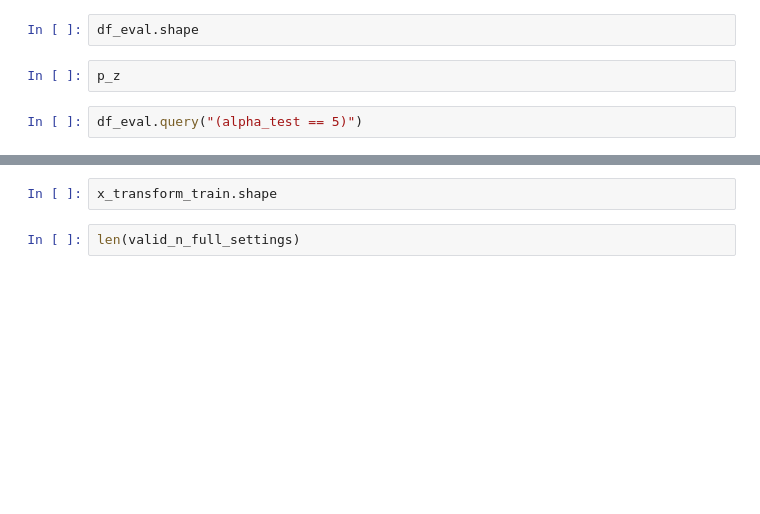
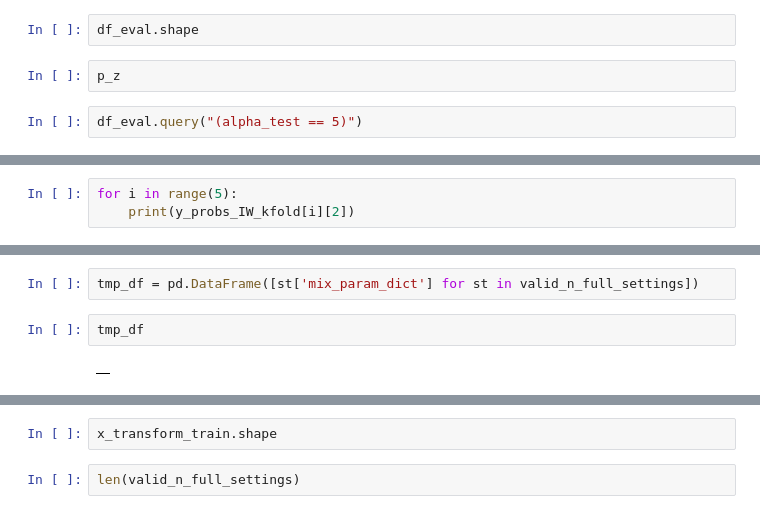
Before and after one commit to LinguisticAnomalies/DeconDTN, a Jupyter notebook: notebooks_xiruo/[test] Logistic Regression.ipynb, the cells around one changed output, grey strips where cells are left out. Saved outputs shown, nothing was run; the diff lists cells and outputs as text; blank space fills up the shorter version.

```diff
--- a/notebooks_xiruo/[test] Logistic Regression.ipynb
+++ b/notebooks_xiruo/[test] Logistic Regression.ipynb
@@ -1881,0 +3230,3 @@ df_eval.query("(alpha_test == 5)")
+# %%
+for i in range(5):
+    print(y_probs_IW_kfold[i][2])
@@ -2335,2 +3736,8 @@ for C, v in [[1,10], ]:
+# %%
+tmp_df = pd.DataFrame([st['mix_param_dict'] for st in valid_n_full_settings])
+# %%
+tmp_df
+# %% [output]
+|  |
 # %%
 outname
```
Also changed, not shown: parts of 69 cells of this notebook, 21 other files.
